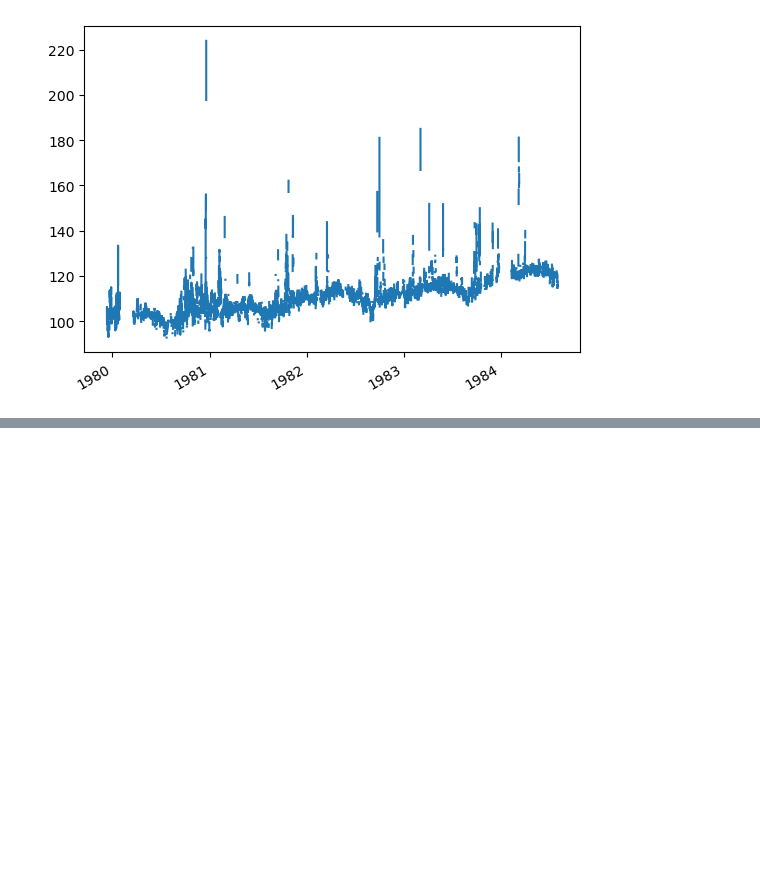
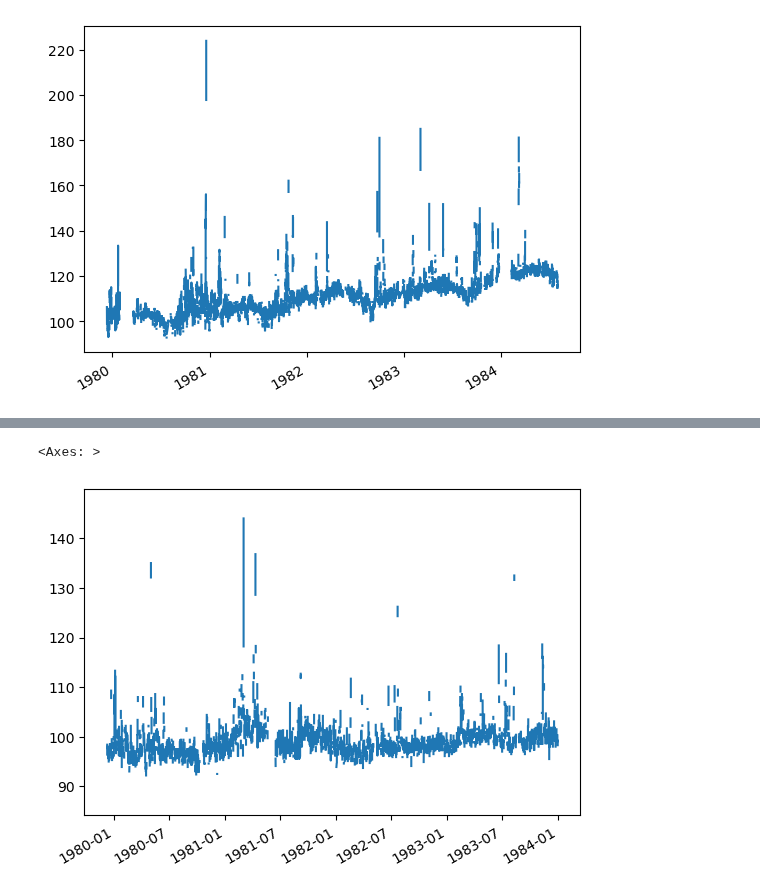
Before and after one commit to mrghg/agage-archive, a Jupyter notebook: notebooks/tutorial.ipynb, the cells around one changed output, grey strips where cells are left out. Cells and saved outputs as stored; diff of their text form; code cells hidden in the pictures; blank space fills up the shorter version.

Commit message:
Added routines to read GA Tech ALE/GAGE files

```diff
--- a/notebooks/tutorial.ipynb
+++ b/notebooks/tutorial.ipynb
@@ -42,0 +20,2 @@ dfs[1]["CH3CCl3"].plot()
+# %%
+df_ale_gage = read_ale_gage("SMO", "ALE")
@@ -42,0 +41,5 @@ dfs[1]["CH3CCl3"].plot()
+# %%
+df_ale_gage["CCL4"].plot()
+# %% [output]
+<Axes: >
+[figure, added]
```
Also changed, not shown: parts of 8 cells of this notebook, 2 other files.
